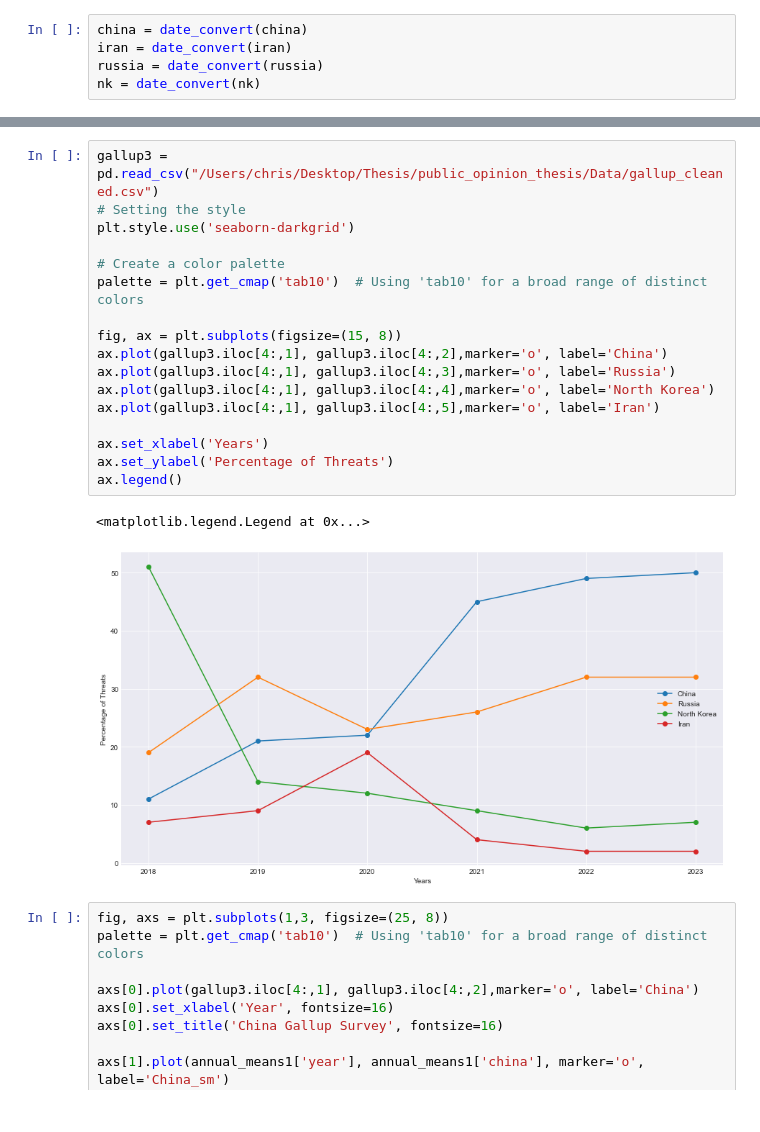
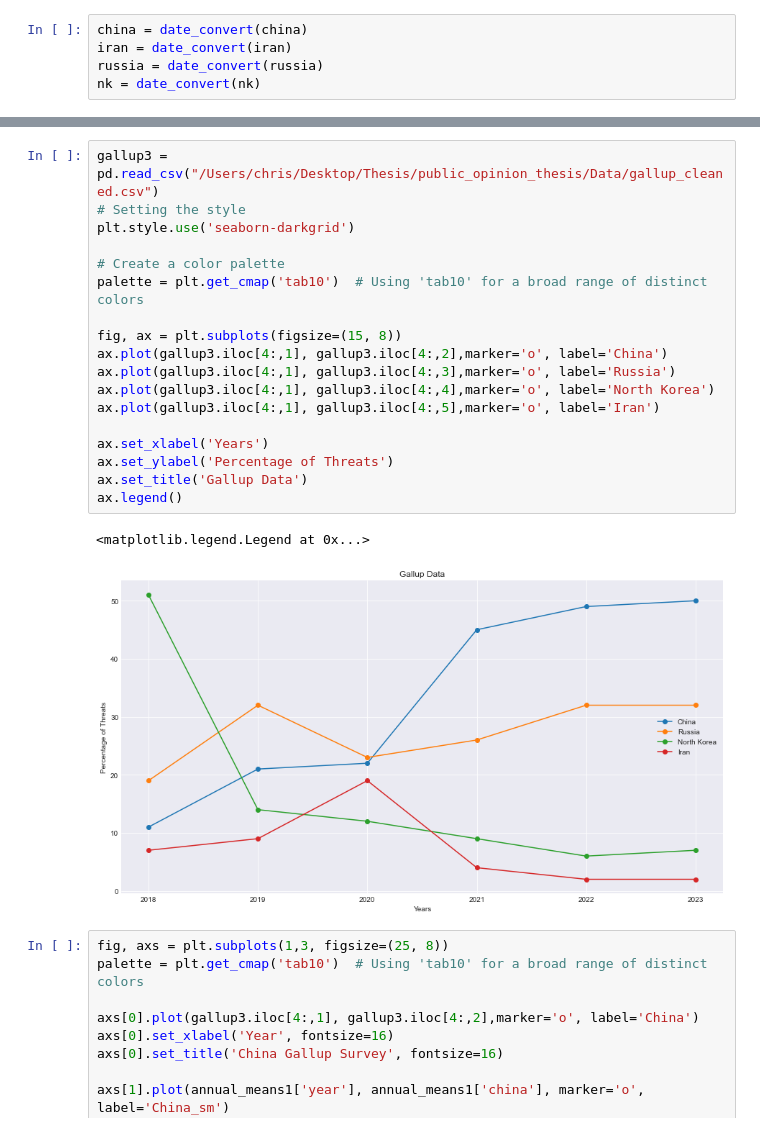
Before and after one commit to ChrisZhang6888/public_opinion_thesis, a Jupyter notebook: Programming/Distinction Analysis.ipynb, the cells around one changed output, grey strips where cells are left out. Cells and saved outputs as stored; diff of their text form.

```diff
--- a/Programming/Distinction Analysis.ipynb
+++ b/Programming/Distinction Analysis.ipynb
@@ -196,23 +196,24 @@ plt.show()
 # %%
 gallup3 = pd.read_csv("/Users/chris/Desktop/Thesis/public_opinion_thesis/Data/gallup_cleaned.csv")
 # Setting the style
 plt.style.use('seaborn-darkgrid')
 
 # Create a color palette
 palette = plt.get_cmap('tab10')  # Using 'tab10' for a broad range of distinct colors
 
 fig, ax = plt.subplots(figsize=(15, 8))
 ax.plot(gallup3.iloc[4:,1], gallup3.iloc[4:,2],marker='o', label='China')
 ax.plot(gallup3.iloc[4:,1], gallup3.iloc[4:,3],marker='o', label='Russia')
 ax.plot(gallup3.iloc[4:,1], gallup3.iloc[4:,4],marker='o', label='North Korea')
 ax.plot(gallup3.iloc[4:,1], gallup3.iloc[4:,5],marker='o', label='Iran')
 
 ax.set_xlabel('Years')
 ax.set_ylabel('Percentage of Threats')
+ax.set_title('Gallup Data')
 ax.legend()
 # %% [output]
 <matplotlib.legend.Legend at 0x...>
-[figure, old version]
+[figure, new version]
 # %%
 fig, axs = plt.subplots(1,3, figsize=(25, 8))
 palette = plt.get_cmap('tab10')  # Using 'tab10' for a broad range of distinct colors
```
Also changed, not shown: parts of 18 cells of this notebook, 33 other files.
